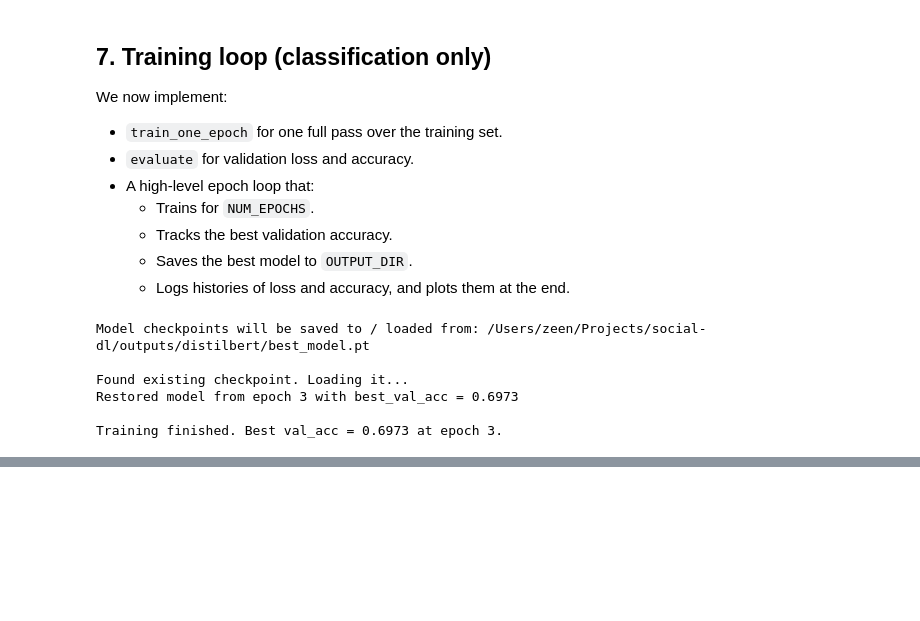
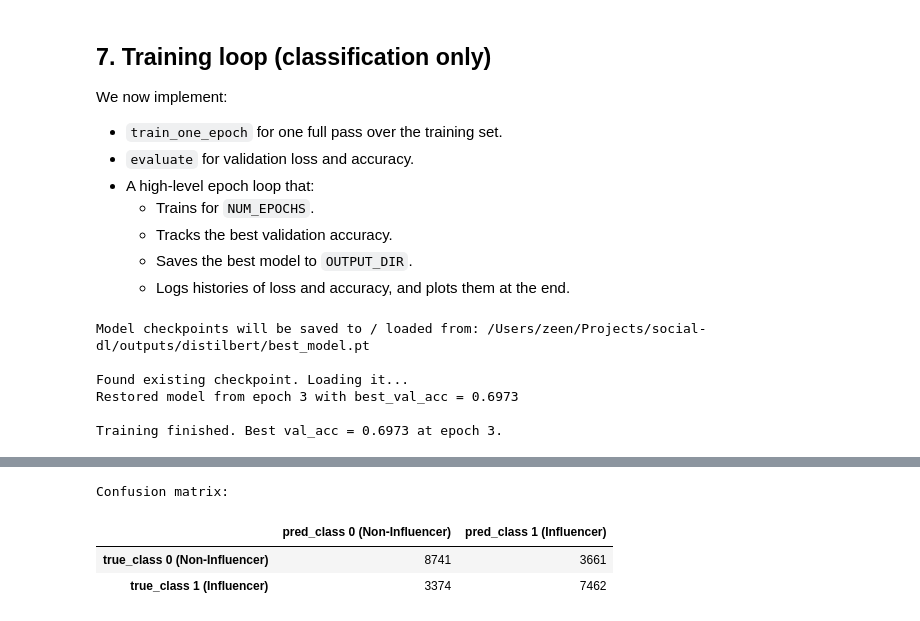
Before and after one commit to kzeen/social-dl, a Jupyter notebook: notebooks/distilbert_finetune.ipynb, the cells around one changed output, grey strips where cells are left out. Cells and saved outputs as stored; diff of their text form; code cells hidden in the pictures; blank space fills up the shorter version.

```diff
--- a/notebooks/distilbert_finetune.ipynb
+++ b/notebooks/distilbert_finetune.ipynb
@@ -1447,0 +1458,12 @@ ValueError: x and y must have same first dimension, but have shapes (3,) and (0,
+# %%
+# This should be the same path you used in the training loop
+BEST_MODEL_PATH = os.path.join(OUTPUT_DIR, "best_model.pt")
+print("Best checkpoint path:", BEST_MODEL_PATH)
+
+if os.path.exists(BEST_MODEL_PATH):
+    checkpoint = torch.load(BEST_MODEL_PATH, map_location=device)
+    tweet_model.load_state_dict(checkpoint["model_state_dict"])
+    print(f"Loaded best model from epoch {checkpoint.get('epoch', 'N/A')} "
+          f"with best_val_acc = {checkpoint.get('best_val_acc', 0.0):.4f}")
+else:
+    print("WARNING: best_model.pt not found. Using current in-memory model.")
@@ -1447,0 +1553,16 @@ ValueError: x and y must have same first dimension, but have shapes (3,) and (0,
+# %%
+cm = confusion_matrix(y_true, y_pred)
+
+cm_df = pd.DataFrame(
+    cm,
+    index=[f"true_{name}" for name in class_names],
+    columns=[f"pred_{name}" for name in class_names],
+)
+
+print("\nConfusion matrix:")
+display(cm_df)
+# %% [output]
+Confusion matrix:
+|  | pred_class 0 (Non-Influencer) | pred_class 1 (Influencer) |
+| true_class 0 (Non-Influencer) | 8741 | 3661 |
+| true_class 1 (Influencer) | 3374 | 7462 |
```
Also changed, not shown: parts of 21 cells of this notebook.
